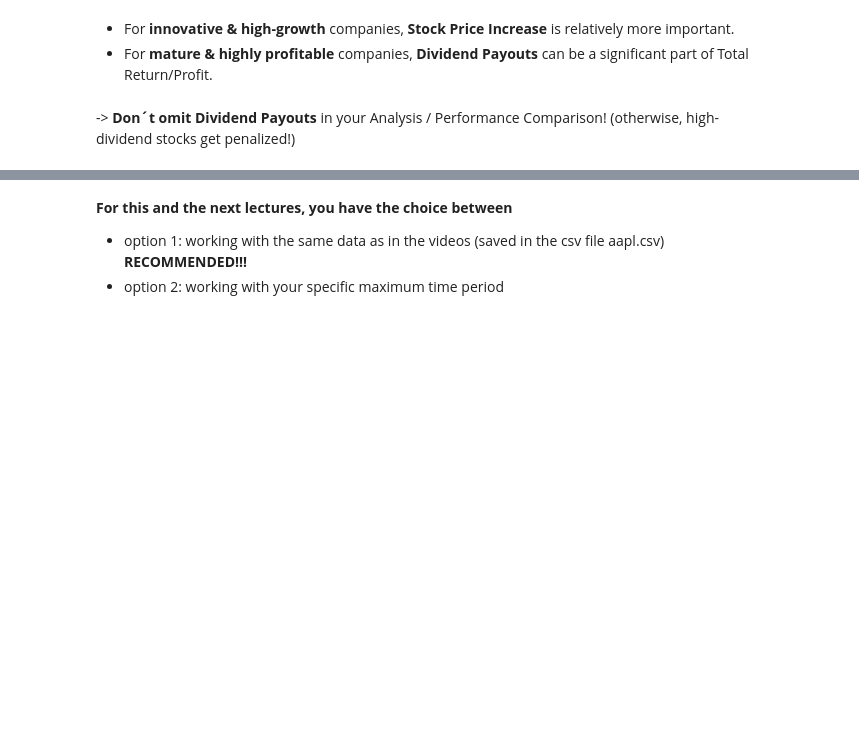
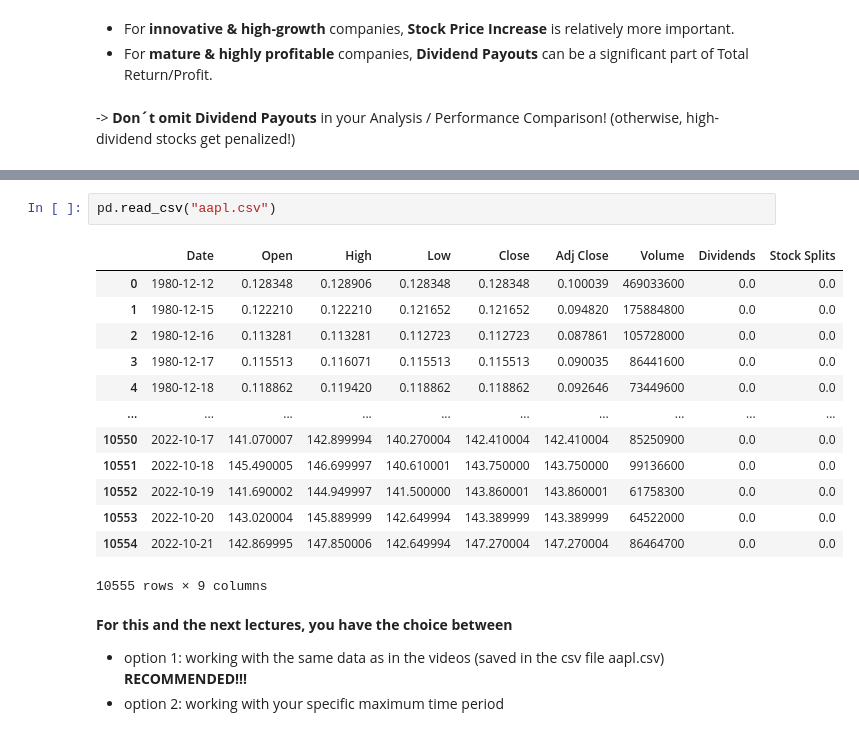
Before and after one commit to barnwalp/algorithmic_trading, a Jupyter notebook: udemy_hagmann/NB_01_Equity_Intro_Part1.ipynb, the cells around one changed output, grey strips where cells are left out. Saved outputs shown, nothing was run; the diff lists cells and outputs as text; blank space fills up the shorter version.

```diff
--- a/udemy_hagmann/NB_01_Equity_Intro_Part1.ipynb
+++ b/udemy_hagmann/NB_01_Equity_Intro_Part1.ipynb
@@ -424,3 +443,19 @@ __Total Return/Profit__ of stocks consists of:
+# %%
+pd.read_csv("aapl.csv")
+# %% [output]
+|  | Date | Open | High | Low | Close | Adj Close | Volume | Dividends | Stock Splits |
+| 0 | 1980-12-12 | 0.128348 | 0.128906 | 0.128348 | 0.128348 | 0.100039 | 469033600 | 0.0 | 0.0 |
+| 1 | 1980-12-15 | 0.122210 | 0.122210 | 0.121652 | 0.121652 | 0.094820 | 175884800 | 0.0 | 0.0 |
+| 2 | 1980-12-16 | 0.113281 | 0.113281 | 0.112723 | 0.112723 | 0.087861 | 105728000 | 0.0 | 0.0 |
+| 3 | 1980-12-17 | 0.115513 | 0.116071 | 0.115513 | 0.115513 | 0.090035 | 86441600 | 0.0 | 0.0 |
+| 4 | 1980-12-18 | 0.118862 | 0.119420 | 0.118862 | 0.118862 | 0.092646 | 73449600 | 0.0 | 0.0 |
+| ... | ... | ... | ... | ... | ... | ... | ... | ... | ... |
+| 10550 | 2022-10-17 | 141.070007 | 142.899994 | 140.270004 | 142.410004 | 142.410004 | 85250900 | 0.0 | 0.0 |
+| 10551 | 2022-10-18 | 145.490005 | 146.699997 | 140.610001 | 143.750000 | 143.750000 | 99136600 | 0.0 | 0.0 |
+| 10552 | 2022-10-19 | 141.690002 | 144.949997 | 141.500000 | 143.860001 | 143.860001 | 61758300 | 0.0 | 0.0 |
+| 10553 | 2022-10-20 | 143.020004 | 145.889999 | 142.649994 | 143.389999 | 143.389999 | 64522000 | 0.0 | 0.0 |
+| 10554 | 2022-10-21 | 142.869995 | 147.850006 | 142.649994 | 147.270004 | 147.270004 | 86464700 | 0.0 | 0.0 |
+10555 rows × 9 columns
 # %% [markdown]
 __For this and the next lectures, you have the choice between__
 - option 1: working with the same data as in the videos (saved in the csv file aapl.csv) __RECOMMENDED!!!__
```
Also changed, not shown: parts of 25 cells of this notebook.
